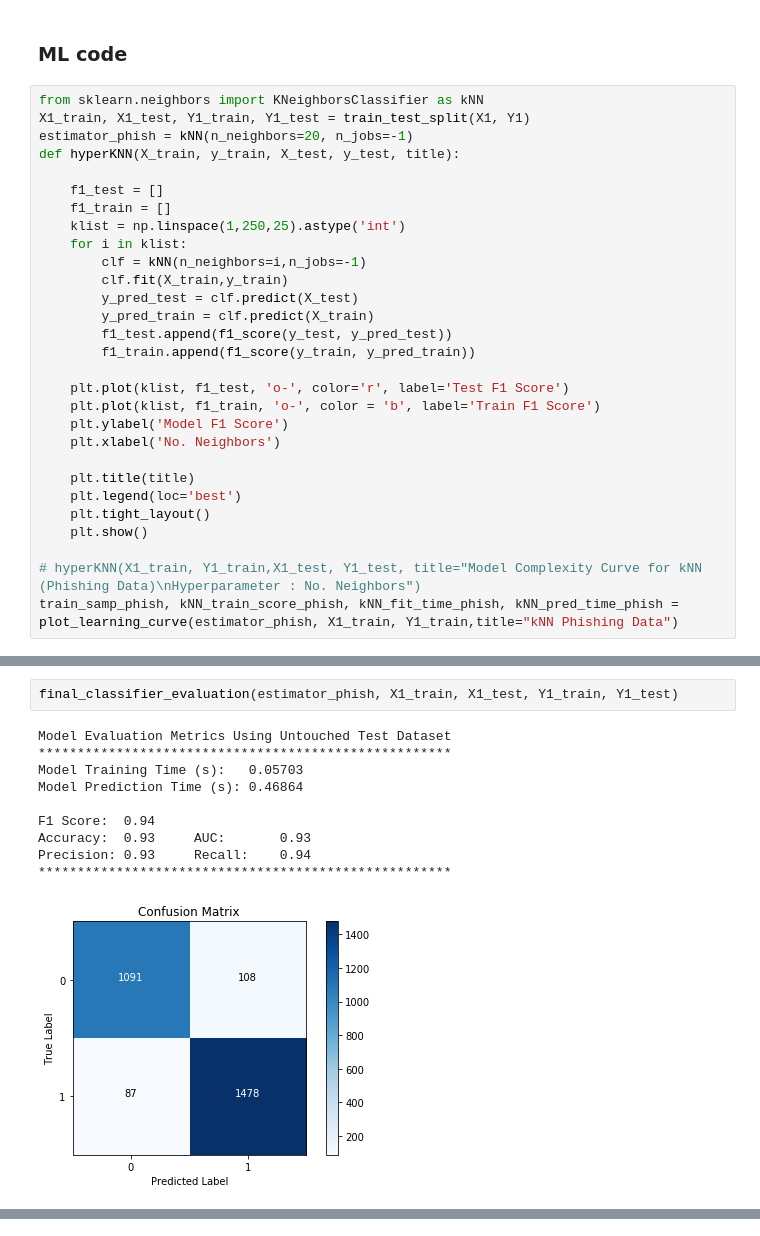
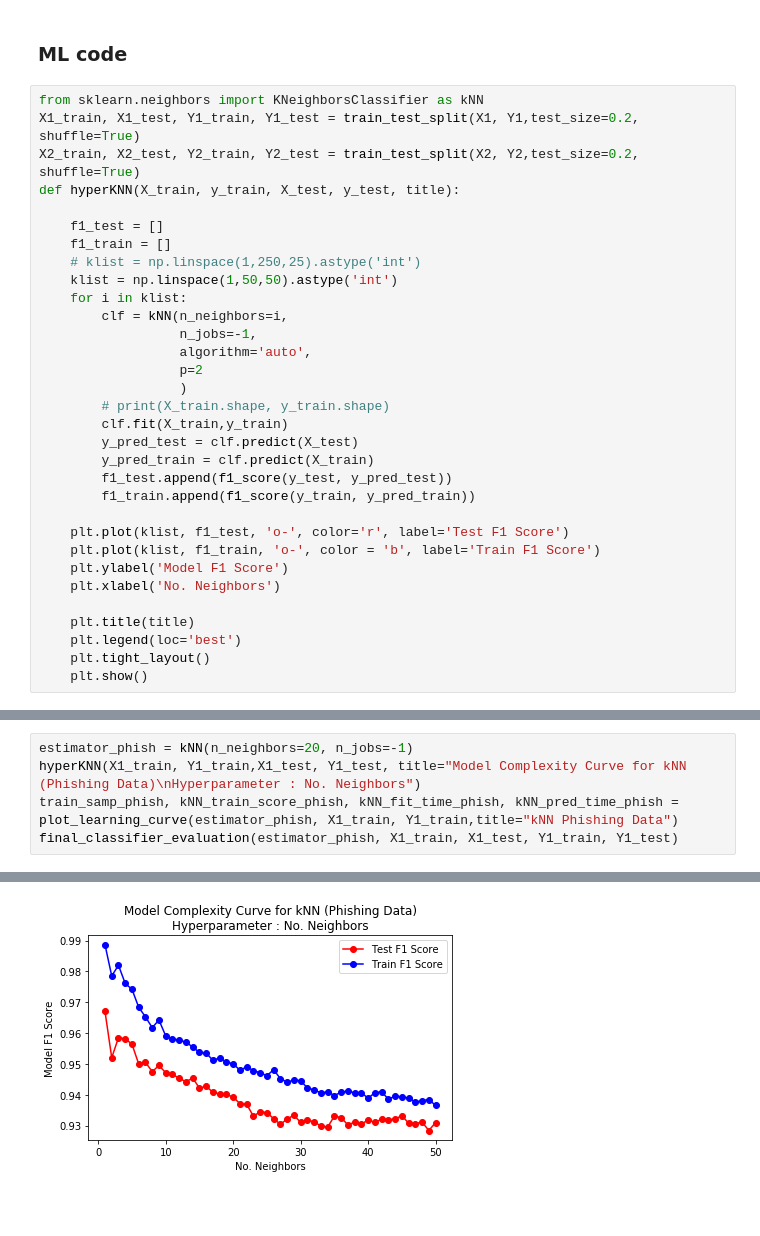
Before and after one commit to ryanym/cs7641, a Jupyter notebook: assignment1/testbench.ipynb, the cells around one changed output, grey strips where cells are left out. Cells and saved outputs as stored; diff of their text form; blank space fills up the shorter version.

```diff
--- a/assignment1/testbench.ipynb
+++ b/assignment1/testbench.ipynb
@@ -176,15 +192,21 @@ def final_classifier_evaluation(clf,X_train, X_test, y_train, y_test):
 ### ML code
 # %%
 from sklearn.neighbors import KNeighborsClassifier as kNN
-X1_train, X1_test, Y1_train, Y1_test = train_test_split(X1, Y1)
-estimator_phish = kNN(n_neighbors=20, n_jobs=-1)
+X1_train, X1_test, Y1_train, Y1_test = train_test_split(X1, Y1,test_size=0.2, shuffle=True)
+X2_train, X2_test, Y2_train, Y2_test = train_test_split(X2, Y2,test_size=0.2, shuffle=True)
 def hyperKNN(X_train, y_train, X_test, y_test, title):
 
     f1_test = []
     f1_train = []
-    klist = np.linspace(1,250,25).astype('int')
+    # klist = np.linspace(1,250,25).astype('int')
+    klist = np.linspace(1,50,50).astype('int')
     for i in klist:
-        clf = kNN(n_neighbors=i,n_jobs=-1)
+        clf = kNN(n_neighbors=i,
+                  n_jobs=-1,
+                  algorithm='auto',
+                  p=2
+                  )
+        # print(X_train.shape, y_train.shape)
         clf.fit(X_train,y_train)
         y_pred_test = clf.predict(X_test)
         y_pred_train = clf.predict(X_train)
@@ -200,6 +222,3 @@ def hyperKNN(X_train, y_train, X_test, y_test, title):
     plt.legend(loc='best')
     plt.tight_layout()
     plt.show()
-
-# hyperKNN(X1_train, Y1_train,X1_test, Y1_test, title="Model Complexity Curve for kNN (Phishing Data)\nHyperparameter : No. Neighbors")
-train_samp_phish, kNN_train_score_phish, kNN_fit_time_phish, kNN_pred_time_phish = plot_learning_curve(estimator_phish, X1_train, Y1_train,title="kNN Phishing Data")
@@ -209,13 +225,6 @@ train_samp_phish, kNN_train_score_phish, kNN_fit_time_phish, kNN_pred_time_phish
-# %%
-final_classifier_evaluation(estimator_phish, X1_train, X1_test, Y1_train, Y1_test)
-# %% [output]
-Model Evaluation Metrics Using Untouched Test Dataset
-*****************************************************
-Model Training Time (s):   0.05703
-Model Prediction Time (s): 0.46864
-
-F1 Score:  0.94
-Accuracy:  0.93     AUC:       0.93
-Precision: 0.93     Recall:    0.94
-*****************************************************
-[figure, removed]
+# %%
+estimator_phish = kNN(n_neighbors=20, n_jobs=-1)
+hyperKNN(X1_train, Y1_train,X1_test, Y1_test, title="Model Complexity Curve for kNN (Phishing Data)\nHyperparameter : No. Neighbors")
+train_samp_phish, kNN_train_score_phish, kNN_fit_time_phish, kNN_pred_time_phish = plot_learning_curve(estimator_phish, X1_train, Y1_train,title="kNN Phishing Data")
+final_classifier_evaluation(estimator_phish, X1_train, X1_test, Y1_train, Y1_test)
+# %% [output]
@@ -221,0 +248 @@ Precision: 0.93     Recall:    0.94
+[figure, added]
```
Also changed, not shown: parts of 11 cells of this notebook.
